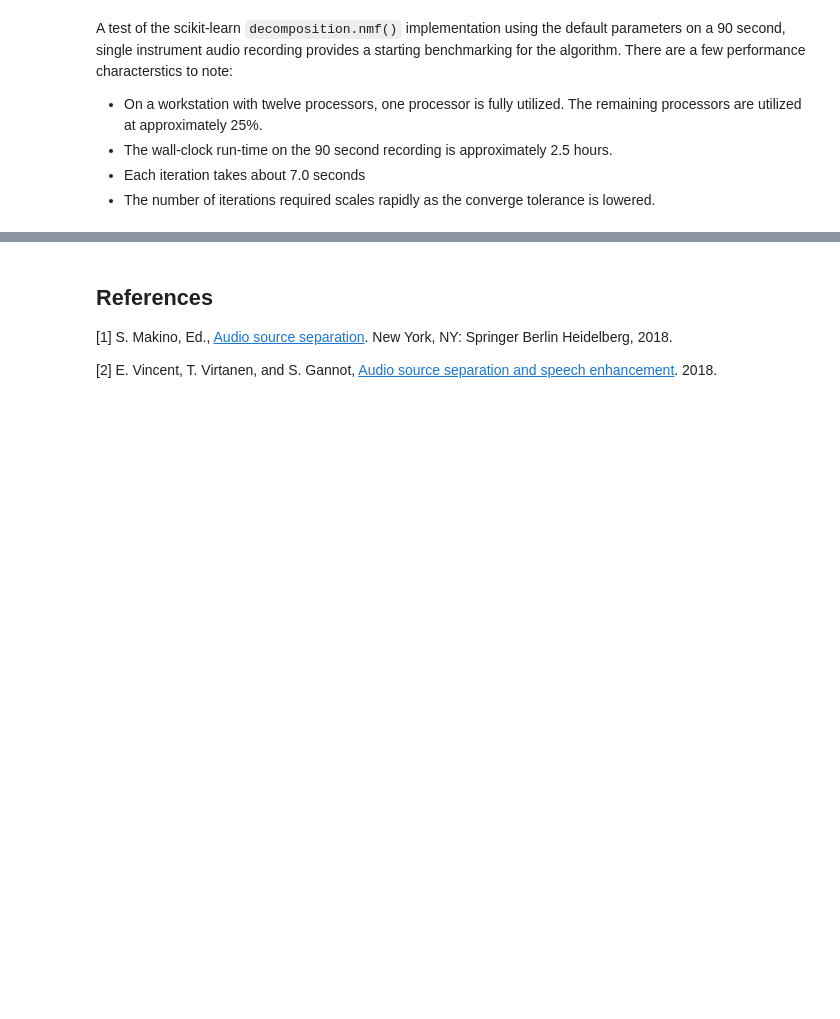
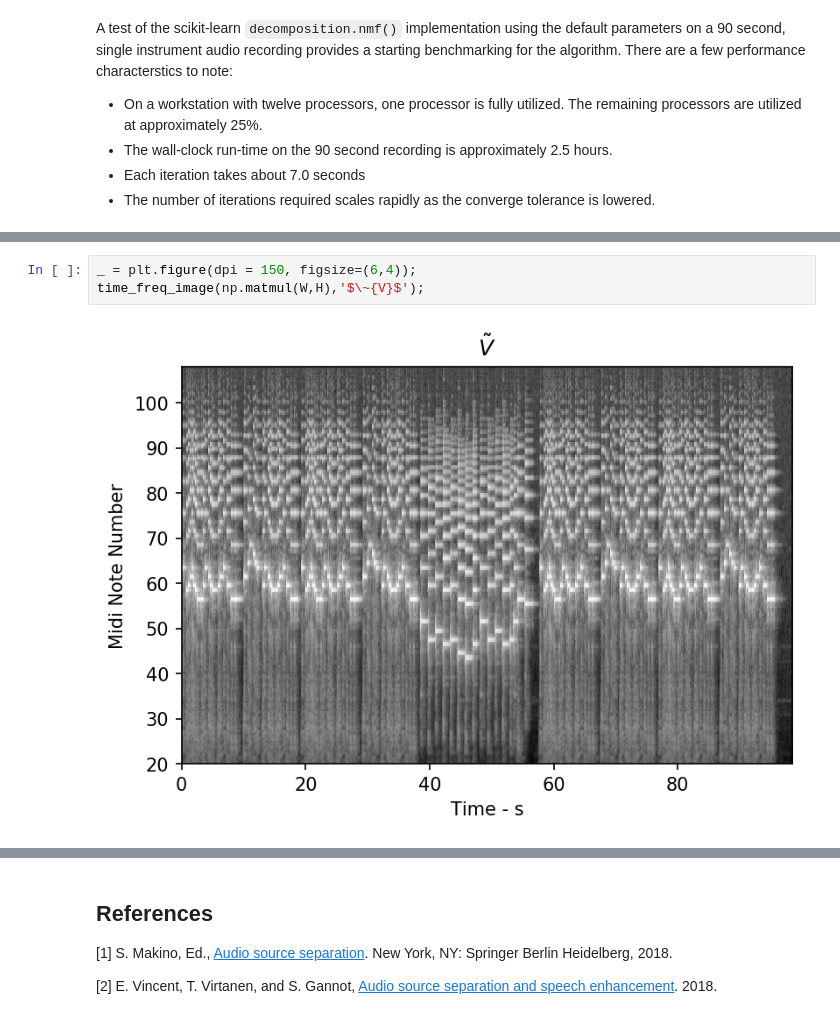
Before and after one commit to danjacobellis/parallel-nmf, a Jupyter notebook: proposal.ipynb, the cells around one changed output, grey strips where cells are left out. Drawn from its saved outputs; the diff is of its cells as text; blank space fills up the shorter version.

```diff
--- a/proposal.ipynb
+++ b/proposal.ipynb
@@ -77,0 +76,5 @@ GPU implementations are available, with most targeting bioinformatics applicatio
+# %%
+_ = plt.figure(dpi = 150, figsize=(6,4));
+time_freq_image(np.matmul(W,H),'$\~{V}$');
+# %% [output]
+[figure, added]
```
Also changed, not shown: parts of 7 cells of this notebook, 3 other files.
